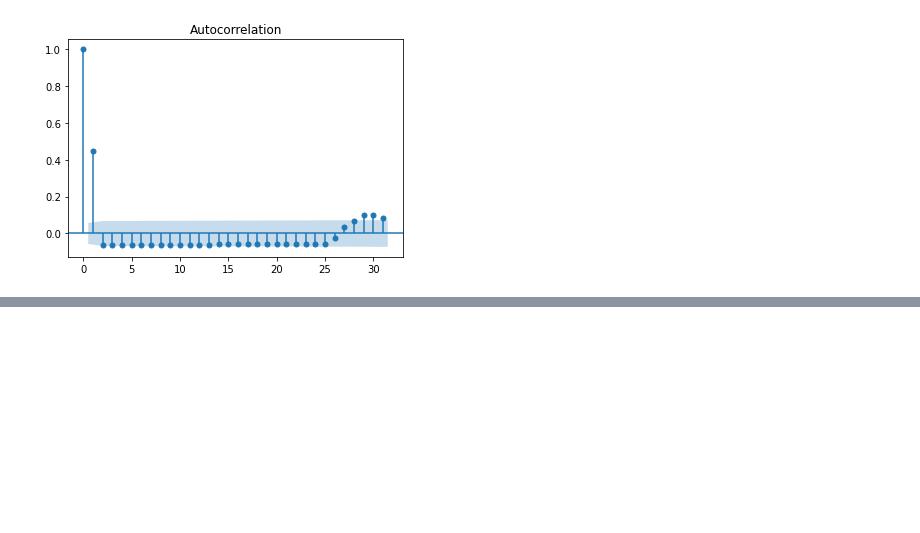
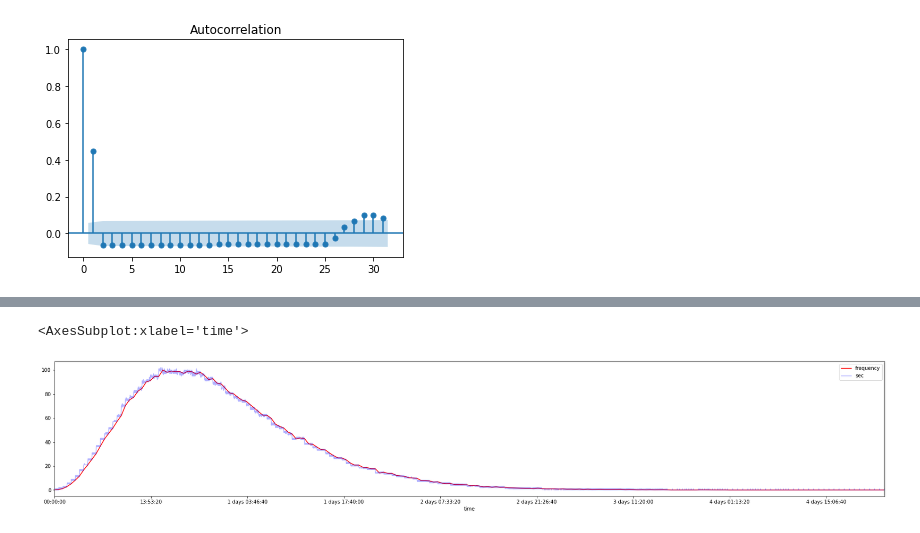
Before and after one commit to jonnor/machinehearing, a Jupyter notebook: geekleml2021/Untitled.ipynb, the cells around one changed output, grey strips where cells are left out. Cells and saved outputs as stored; diff of their text form; code cells hidden in the pictures; blank space fills up the shorter version.

```diff
--- a/geekleml2021/Untitled.ipynb
+++ b/geekleml2021/Untitled.ipynb
@@ -394,0 +414,31 @@ Text(72000000000000.0, 0.3, 'Min=0.3')
+# %%
+def generate_events(distances, variation=0.05):
+    times = []
+
+    starts = distances.index
+    ends = distances.shift().index
+    dists = distances
+
+
+
+    current = 0.0
+    for start, end, dist in zip(starts, ends, dists):
+        #print(start, end, dist)
+
+        while (current < end.total_seconds()):
+            # TODO: use linear interpolation to compute dist
+
+            d = dist + numpy.random.normal(0.0, variation)
+            #print(current, d)
+            current += d
+
+            t = pandas.to_timedelta(current, unit='s')
+            times.append(t)
+
+    df = pandas.Series(times, name='time').to_frame()
+    return df
+
+
+ee = generate_events(time_between[time_between != numpy.inf])
+ee['sec'] = ee['time'].dt.total_seconds()
+ee
@@ -394,0 +459,8 @@ Text(72000000000000.0, 0.3, 'Min=0.3')
+# %%
+et = ee.set_index('time')
+fig, ax = plt.subplots(1, figsize=(30, 5))
+f.plot(ax=ax, color='red')
+et.resample('1min').count().plot(ax=ax, color='blue', alpha=0.3)
+# %% [output]
+<AxesSubplot:xlabel='time'>
+[figure, added]
```
Also changed, not shown: parts of 4 cells of this notebook.
